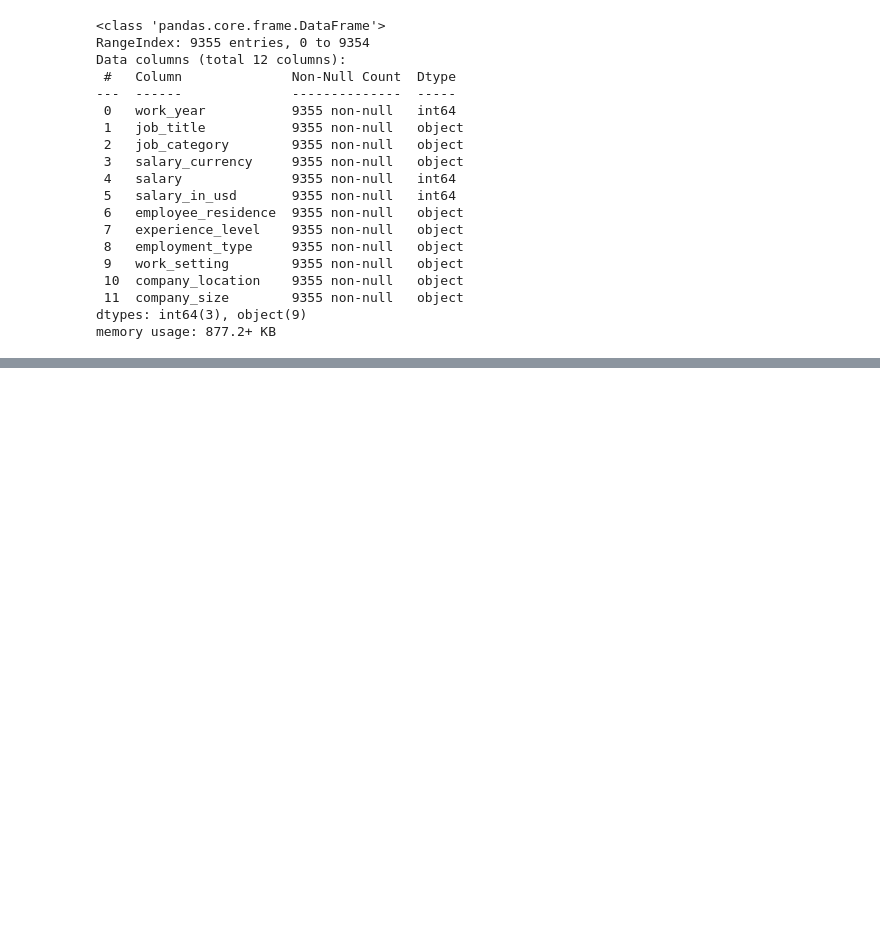
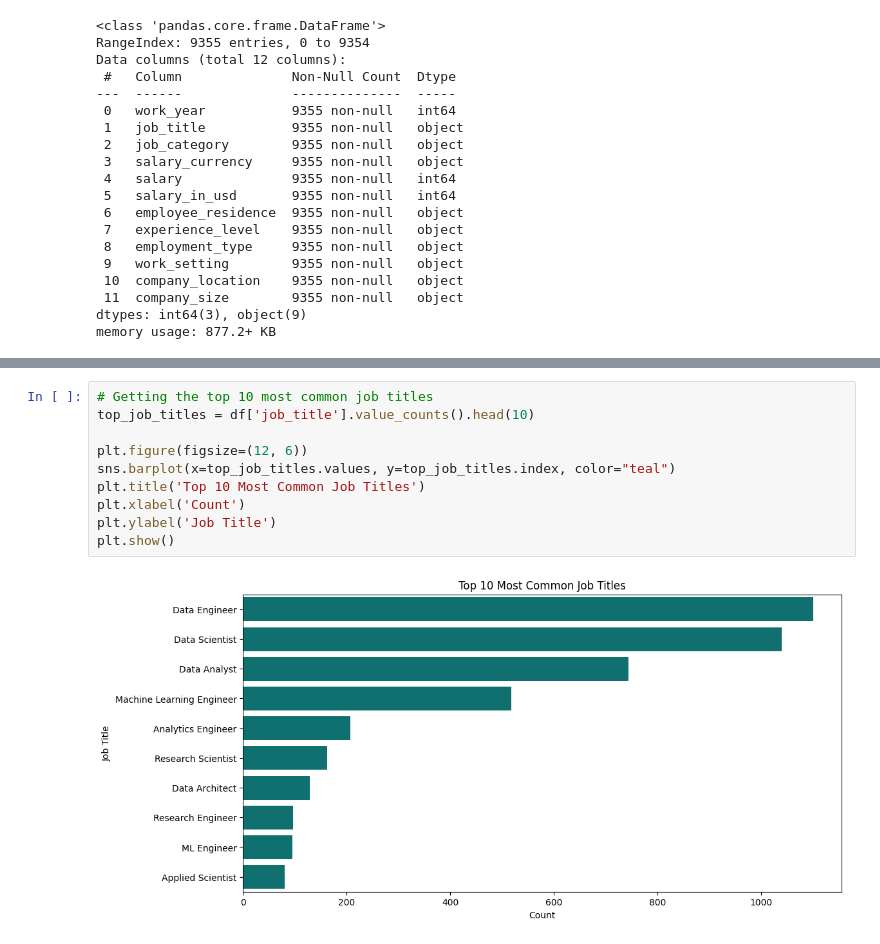
Before and after one commit to olgazju/project_salary_prediction, a Jupyter notebook: EDA.ipynb, the cells around one changed output, grey strips where cells are left out. Cells and saved outputs as stored; diff of their text form; blank space fills up the shorter version.

```diff
--- a/EDA.ipynb
+++ b/EDA.ipynb
@@ -101,0 +101,12 @@ plt.show()
+# %%
+# Getting the top 10 most common job titles
+top_job_titles = df['job_title'].value_counts().head(10)
+
+plt.figure(figsize=(12, 6))
+sns.barplot(x=top_job_titles.values, y=top_job_titles.index, color="teal")
+plt.title('Top 10 Most Common Job Titles')
+plt.xlabel('Count')
+plt.ylabel('Job Title')
+plt.show()
+# %% [output]
+[figure, added]
```
Also changed, not shown: parts of 29 cells of this notebook.
